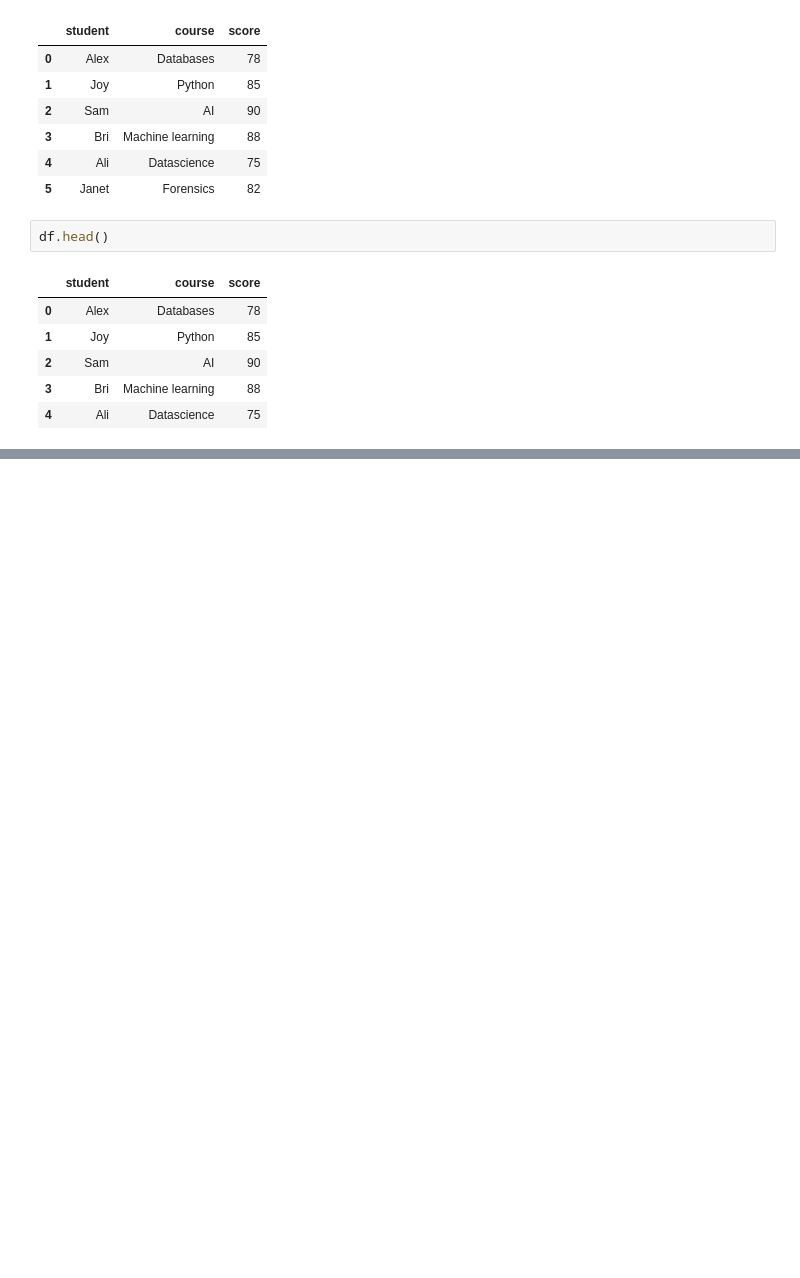
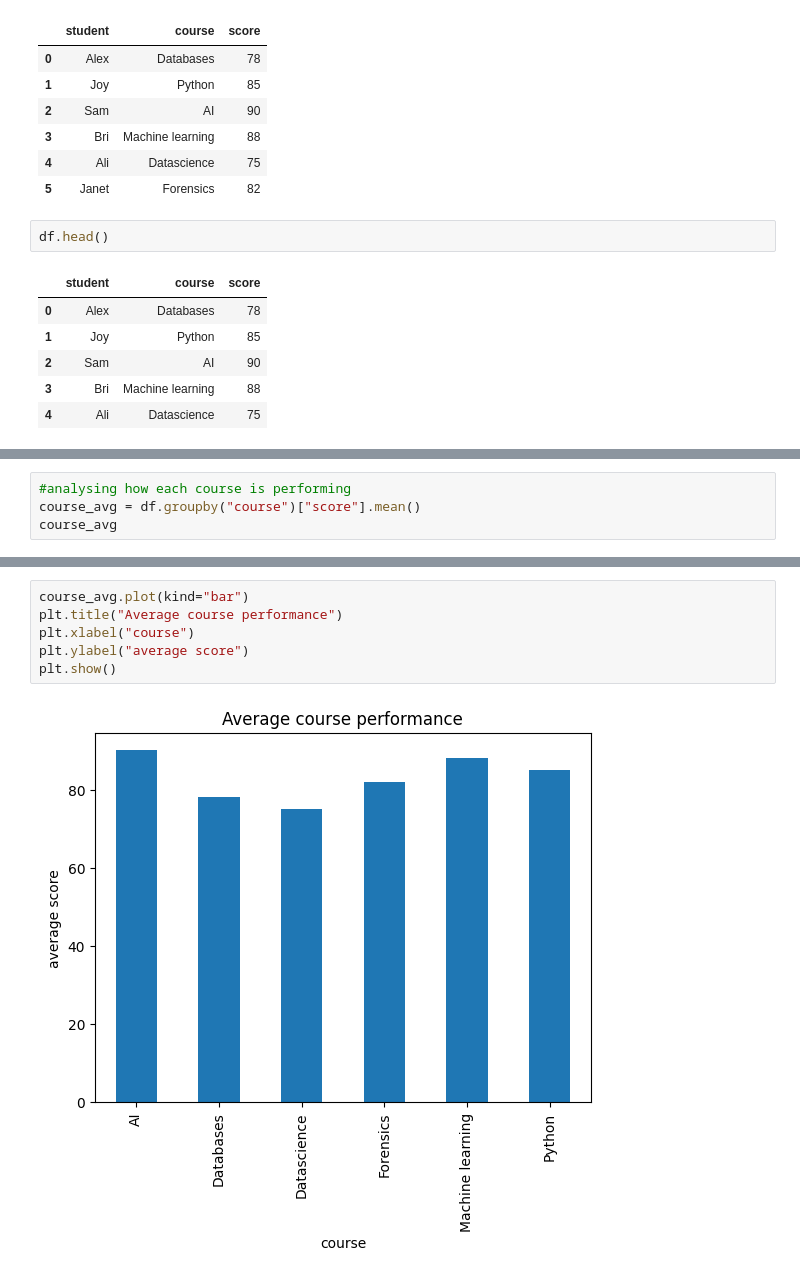
Before and after one commit to NungariBri/data-journey-foundations, a Jupyter notebook: 1_student_performance_analysis.ipynb, the cells around one changed output, grey strips where cells are left out. Drawn from its saved outputs; the diff is of its cells as text; blank space fills up the shorter version.

```diff
--- a/1_student_performance_analysis.ipynb
+++ b/1_student_performance_analysis.ipynb
@@ -31,0 +72,4 @@ df.head()
+# %%
+#analysing how each course is performing
+course_avg = df.groupby("course")["score"].mean()
+course_avg
@@ -31,0 +86,8 @@ df.head()
+# %%
+course_avg.plot(kind="bar")
+plt.title("Average course performance")
+plt.xlabel("course")
+plt.ylabel("average score")
+plt.show()
+# %% [output]
+[figure, added]
```
Also changed, not shown: parts of 6 cells of this notebook.
